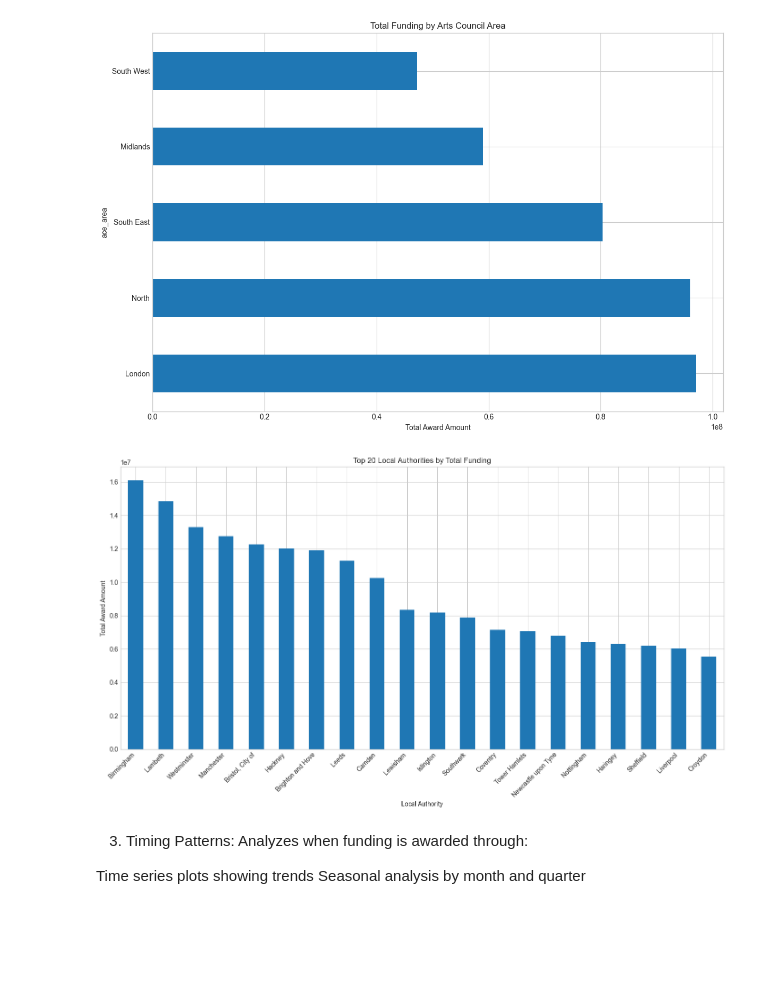
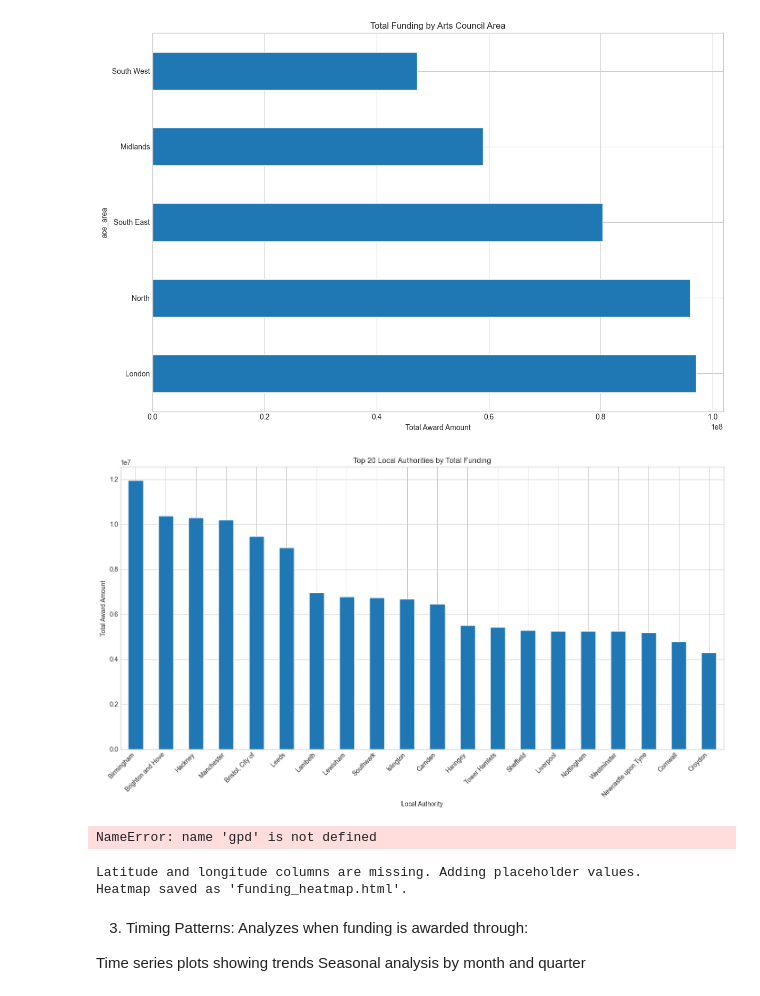
Before and after one commit to dreamsmartins/Arts-England, a Jupyter notebook: Jupyternotebooks/ArtsEnglandAnalysis.ipynb, the cells around one changed output. Drawn from its saved outputs; the diff is of its cells as text; code cells hidden in the pictures; blank space fills up the shorter version.

```diff
--- a/Jupyternotebooks/ArtsEnglandAnalysis.ipynb
+++ b/Jupyternotebooks/ArtsEnglandAnalysis.ipynb
@@ -223,7 +223,7 @@ print("Data types:")
 display(df.dtypes)
 
 # Remove £ and convert to numeric
-df['award_amount'] = df['award_amount'].str.replace('£', '').str.replace(',', '').astype(float)
+df['Award amount'] = df['Award amount'].str.replace('£', '').str.replace(',', '').astype(float)
 
 # Identify numeric columns incorrectly stored as objects
 potential_numeric = []
@@ -425,7 +426,7 @@ def handle_missing_values(df):
         missing_pct = df[col].isnull().mean()
 
         # If more than 80% missing, consider dropping the column
-        if missing_pct > 0.9:
+        if missing_pct > 0.8:
             print(f"Dropping column {col} with {missing_pct*100:.1f}% missing values")
             cleaned_df = cleaned_df.drop(columns=[col])
 
@@ -876,7 +882,7 @@ from scipy import stats
 from sklearn.cluster import KMeans
 # %%
 # Set visualization styles
-plt.style.use('seaborn-whitegrid')
+#plt.style.use('seaborn-whitegrid')
 sns.set_style("whitegrid")
 pd.set_option('display.max_columns', None)
 # %%
@@ -1034,20 +1040,24 @@ plt.show()
 [figure]
 # %%
 # 2.2 Distribution by Local Authority
-authority_funding = df.groupby('local_authority')['award_amount'].sum().sort_values(ascending=False)
+# Ensure the 'local_authority' column exists in the DataFrame
+#if 'local_authority' not in df.columns:
+#	raise KeyError("The 'local_authority' column is missing from the DataFrame. Please check the column names.")
+
+authority_funding = df_vis.groupby('local_authority')['award_amount'].sum().sort_values(ascending=False)
 top_authorities = authority_funding.head(20)
 
 # Visualization: Bar chart of top 20 local authorities by funding
 plt.figure(figsize=(14, 8))
 top_authorities.plot(kind='bar')
 plt.title('Top 20 Local Authorities by Total Funding')
 plt.xlabel('Local Authority')
 plt.ylabel('Total Award Amount')
 plt.xticks(rotation=45, ha='right')
 plt.tight_layout()
 plt.show()
 # %% [output]
-[figure, old version]
+[figure, new version]
 # %%
 #2.3 Geographic Heat Map (requires UK shapefile)
 # Load UK shapefile (you'll need to download this)
@@ -1059,6 +1069,8 @@ funding_geo = uk_gdf.merge(authority_funding.reset_index(),
                            left_on='authority_name',
                            right_on='Local authority',
                            how='left')
+# %% [output]
+NameError: name 'gpd' is not defined
 # %%
 #2.4 Create a Folium map
 # Create choropleth map
@@ -1075,6 +1087,14 @@ plt.show()
 #Alternative: Interactive Folium map
 # Convert to latitude/longitude (this would require geocoding your local authorities)
 # This is a placeholder - you would need to add actual lat/long data
-df_with_coords = df  # Replace with actual geocoding
+df_with_coords = df_eda.copy()  # Replace with actual geocoding
 
 m = folium.Map(location=[55, -3], zoom_start=5)  # Center of UK
+# Ensure latitude and longitude columns exist
+if 'latitude' not in df_with_coords.columns or 'longitude' not in df_with_coords.columns:
+    print("Latitude and longitude columns are missing. Adding placeholder values.")
+    # Add placeholder values for latitude and longitude
+    df_with_coords['latitude'] = 55.0  # Example: Center of the UK
+    df_with_coords['longitude'] = -3.0
+
+# Prepare heatmap data
@@ -1082,6 +1102,16 @@
-             for _, row in df_with_coords.iterrows()]
-HeatMap(heat_data).add_to(m)
-m.save('funding_heatmap.html')
+             for _, row in df_with_coords.iterrows()
+             if not pd.isnull(row['latitude']) and not pd.isnull(row['longitude']) and not pd.isnull(row['award_amount'])]
+
+# Add heatmap to the map
+if heat_data:
+    HeatMap(heat_data).add_to(m)
+    m.save('funding_heatmap.html')
+    print("Heatmap saved as 'funding_heatmap.html'.")
+else:
+    print("No valid data for heatmap.")
+# %% [output]
+Latitude and longitude columns are missing. Adding placeholder values.
+Heatmap saved as 'funding_heatmap.html'.
 # %% [markdown]
 3. Timing Patterns: Analyzes when funding is awarded through:
 
```
Also changed, not shown: parts of 16 cells of this notebook, 1 other file.
